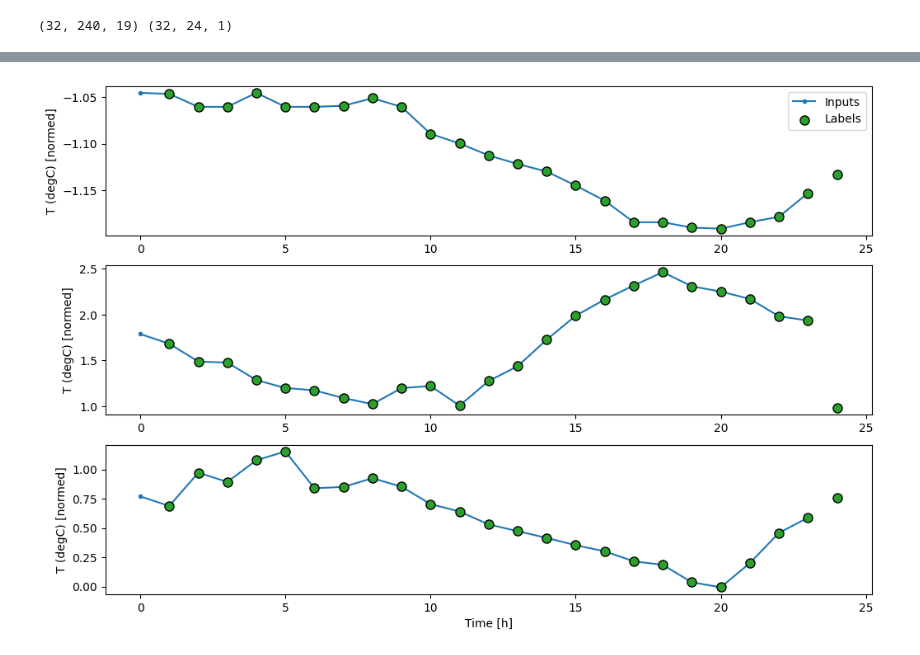
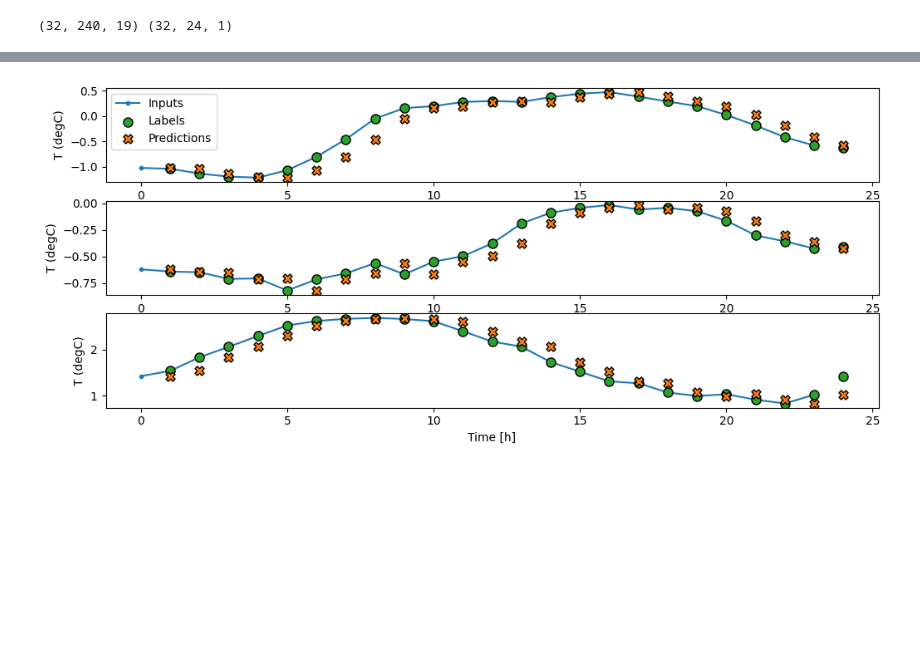
Before and after one commit to robetatis/study_notes_ml, a Jupyter notebook: weather.ipynb, the cells around one changed output, grey strips where cells are left out. Cells and saved outputs as stored; diff of their text form; code cells hidden in the pictures; blank space fills up the shorter version.

```diff
--- a/weather.ipynb
+++ b/weather.ipynb
@@ -301,5 +341,4 @@ for inputs, labels in w.train_ds.take(1):
 # %%
-# create naïve baseline model where x(t) = x(t-1)
 class Baseline(tf.keras.Model):
     def __init__(self, label_index=None):
         super().__init__()
@@ -310,3 +349,19 @@ class Baseline(tf.keras.Model):
             return inputs
         result = inputs[:, :, self.label_index] # this returns a 2d tensor because we're selecting all batches and timesteps of one feature
         return result[:, :, tf.newaxis] # this restores the 3d shape by adding a singleton dimension as the last axis
+
+
+baseline = Baseline(label_index=column_indices['T (degC)'])
+
+baseline.compile(
+    loss=tf.keras.losses.MeanSquaredError(),
+    metrics=[tf.keras.metrics.MeanAbsoluteError()]
+)
+
+w_wide = WindowGenerator(input_width=24, label_width=24, offset=1, label_columns=['T (degC)'])
+
+performance['Baseline'] = baseline.evaluate(w_wide.test_ds, return_dict=True)
+val_performance['Baseline'] = baseline.evaluate(w_wide.val_ds, return_dict=True)
+
+w_wide.plot(baseline)
+# %% [output]
@@ -312,0 +370 @@ class Baseline(tf.keras.Model):
+[figure, added]
@@ -323,5 +370,0 @@ performance = {}
-# %%
-w_baseline_wide = WindowGenerator(input_width=24, label_width=24, offset=1, label_columns=['T (degC)'])
-w_baseline_wide.plot()
-# %% [output]
-[figure, removed]
```
Also changed, not shown: parts of 22 cells of this notebook, 2 other files.
